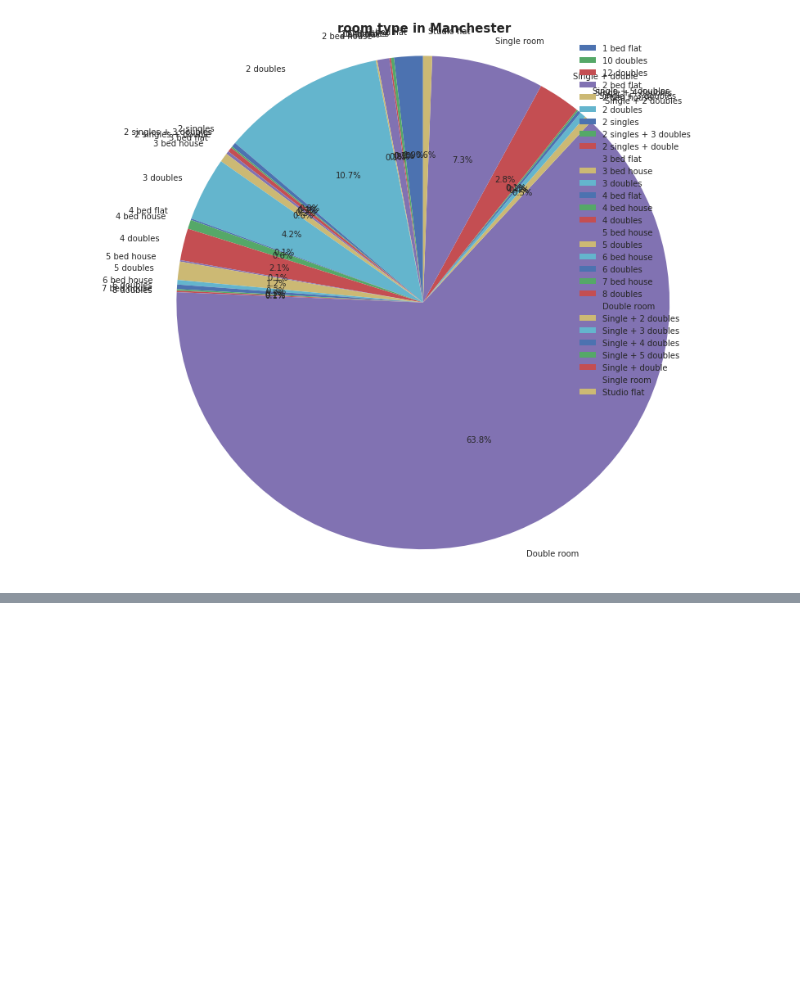
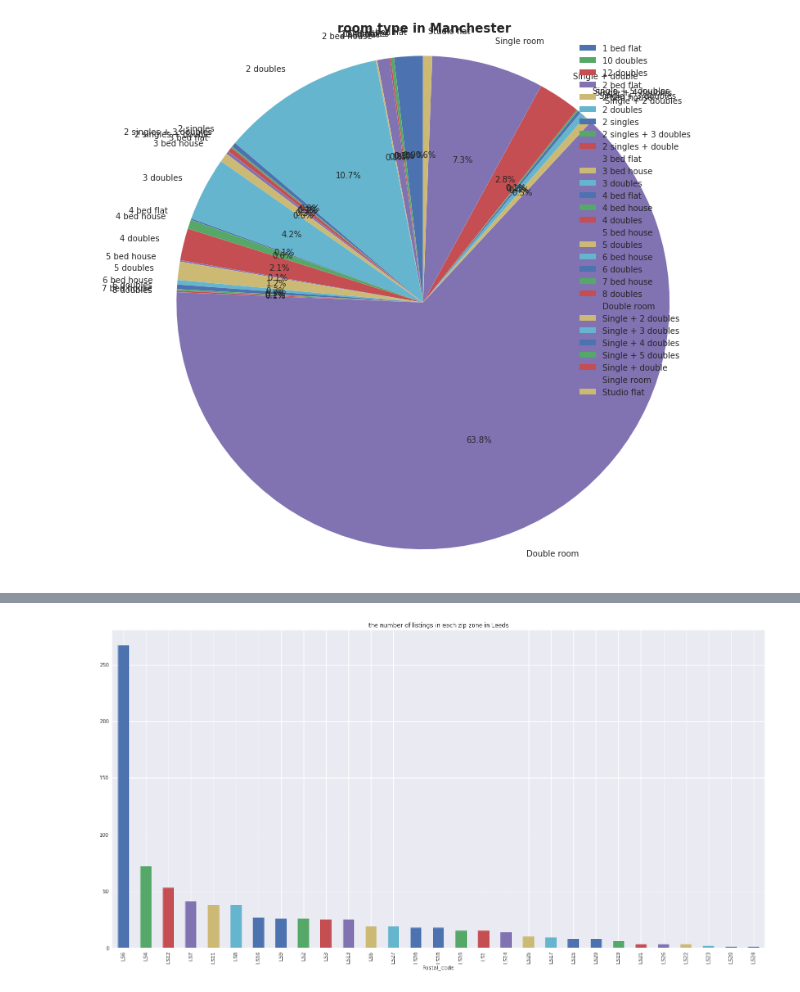
Before and after one commit to lijingxi96/Project, a Jupyter notebook: OOP_version.ipynb, the cells around one changed output, grey strips where cells are left out. Saved outputs shown, nothing was run; the diff lists cells and outputs as text; code cells hidden in the pictures; blank space fills up the shorter version.

```diff
--- a/OOP_version.ipynb
+++ b/OOP_version.ipynb
@@ -388,0 +414,4 @@ Manchester.price_analysis('heatmap')
+# %%
+Leeds.size_analysis('bar')
+# %% [output]
+[figure, added]
```
Also changed, not shown: parts of 15 cells of this notebook.
